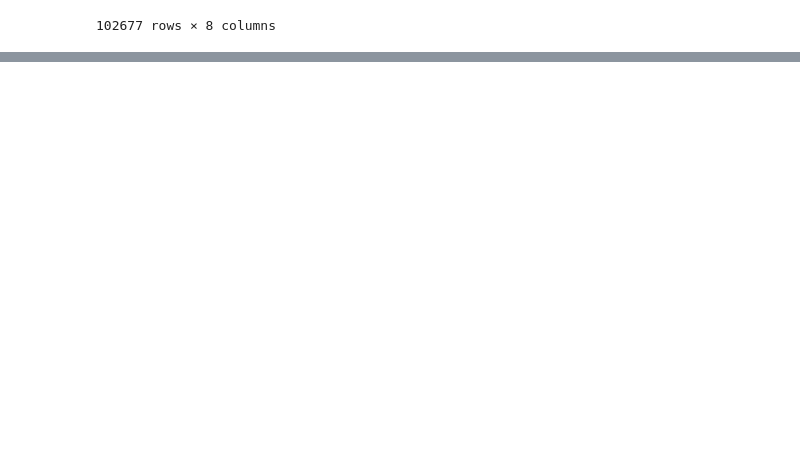
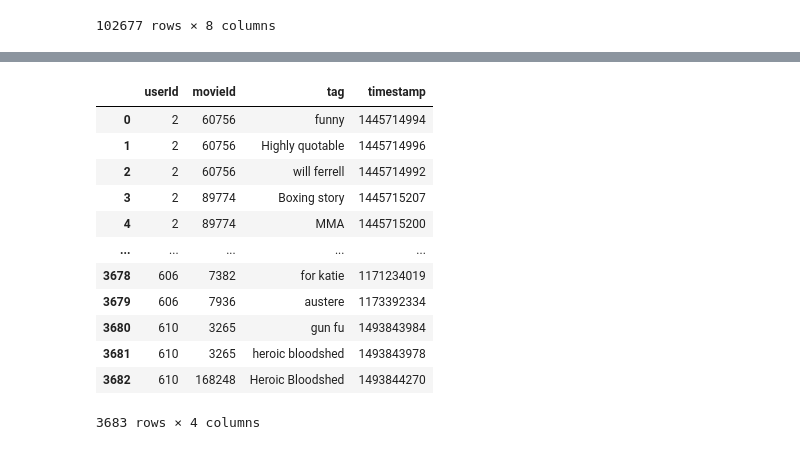
Before and after one commit to gverploeg/Recommender-Case-Study, a Jupyter notebook: grant_notebook.ipynb, the cells around one changed output, grey strips where cells are left out. Cells and saved outputs as stored; diff of their text form; code cells hidden in the pictures; blank space fills up the shorter version.

```diff
--- a/grant_notebook.ipynb
+++ b/grant_notebook.ipynb
@@ -423,0 +438,21 @@ final_df.to_csv('data/cleaned_data.csv')
+# %%
+#  Create Tag DF
+
+tag_df = tags.toPandas()
+tag_df.reset_index(drop= True, inplace=True)
+
+tag_df
+# %% [output]
+|  | userId | movieId | tag | timestamp |
+| 0 | 2 | 60756 | funny | 1445714994 |
+| 1 | 2 | 60756 | Highly quotable | 1445714996 |
+| 2 | 2 | 60756 | will ferrell | 1445714992 |
+| 3 | 2 | 89774 | Boxing story | 1445715207 |
+| 4 | 2 | 89774 | MMA | 1445715200 |
+| ... | ... | ... | ... | ... |
+| 3678 | 606 | 7382 | for katie | 1171234019 |
+| 3679 | 606 | 7936 | austere | 1173392334 |
+| 3680 | 610 | 3265 | gun fu | 1493843984 |
+| 3681 | 610 | 3265 | heroic bloodshed | 1493843978 |
+| 3682 | 610 | 168248 | Heroic Bloodshed | 1493844270 |
+3683 rows × 4 columns
```
Also changed, not shown: parts of 17 cells of this notebook, 1 other file.
